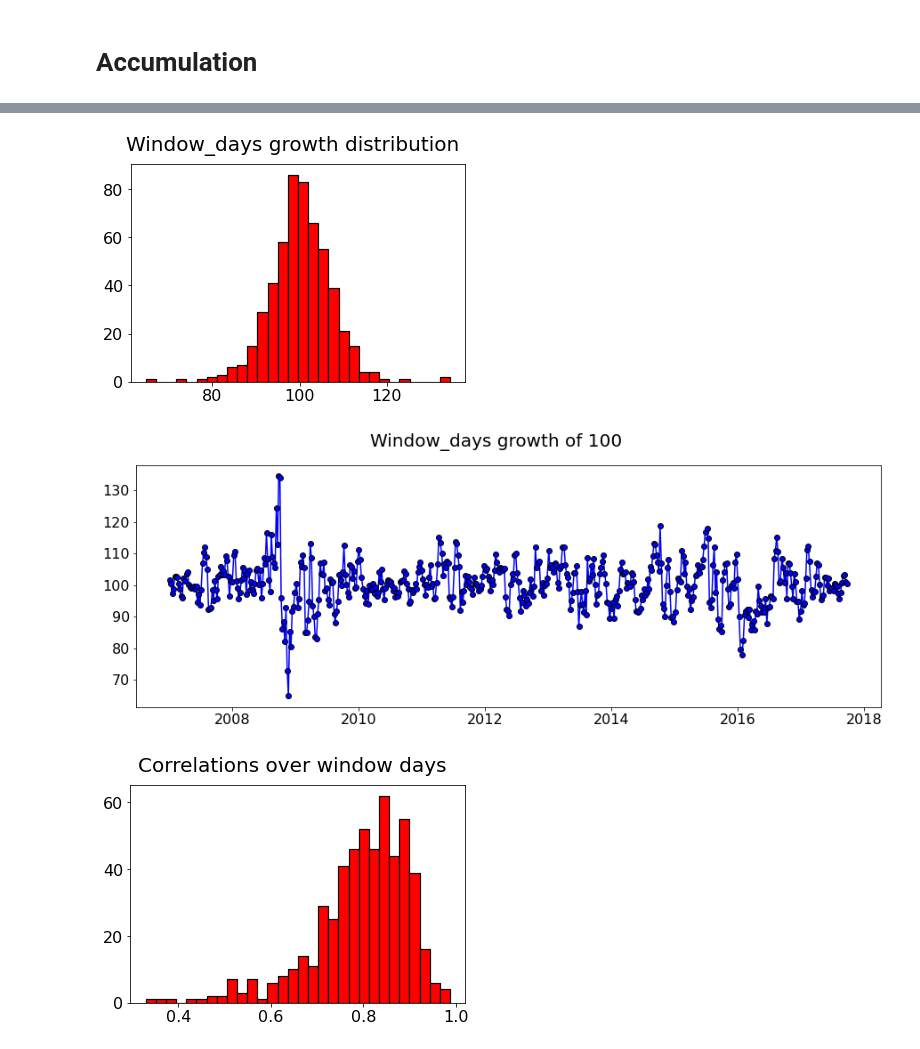
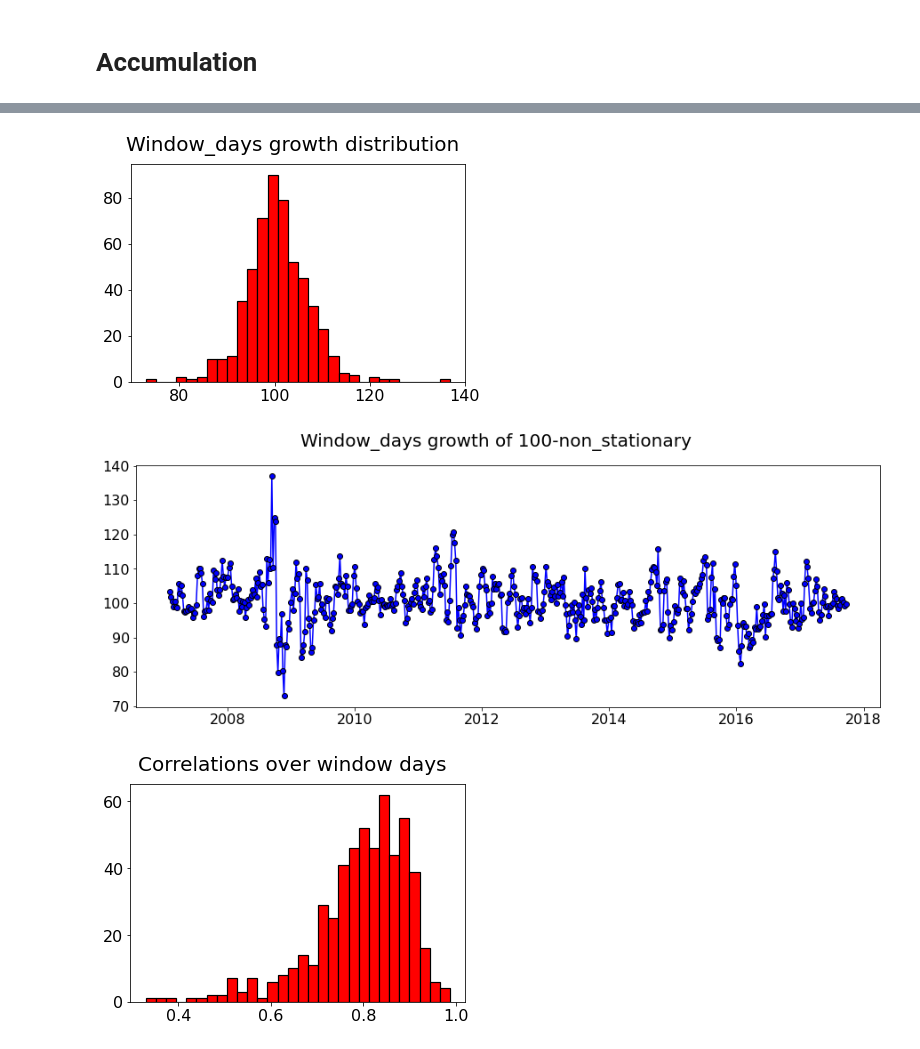
Before and after one commit to s-razavi/GLD-GDX-Correlation, a Jupyter notebook: GLD_GDX.ipynb, the cells around one changed output, grey strips where cells are left out. Drawn from its saved outputs; the diff is of its cells as text; code cells hidden in the pictures.

Commit message:
so far no correlation between past tendencies
gld/gdx past ratio does not help predicting future ratio

```diff
--- a/GLD_GDX.ipynb
+++ b/GLD_GDX.ipynb
@@ -129,7 +159,7 @@ Pearsons correlation spy/gdx: 29.9% spy/gld 2.9% and gld/gdx: 76.3%
 # %% [markdown]
 # Accumulation
 # %%
-mult = 1.2
+mult = 1.8
 afl = [mult*y-x for x,y in zip(list(gdx['pct']),list(gld['pct']))]
 plt.hist(afl, 100,edgecolor='black', linewidth=1.2, color= 'red');
 plt.suptitle('Daily affiliation twrd Gold', fontsize=20)
@@ -226,0 +277,18 @@ Name: acc_5, Length: 2685, dtype: float64
+# %%
+x = np.asarray(df[['p_spy', 'p_gld', 'p_gdx', 'accum', 'acc_2', 'acc_3',
+                                                'acc_5', 'acc_10', 'acc_20', 'corr_5','corr_10', 'corr_20']])
+y = np.asarray(labels)
+x_train, x_test, y_train, y_test = train_test_split(x, y, test_size=0.2, random_state=40)
+n_estimators, max_depths, min_samples_split, min_samples_leaf = [300], [40], [30], [4]
+
+for estimators in n_estimators:
+    for max_depth in max_depths:
+        for min_sample_split in min_samples_split:
+            for min_sample_leaf in min_samples_leaf:
+                model = RandomForestClassifier(n_estimators = estimators, max_depth = max_depth,
+                   min_samples_split = min_sample_split, min_samples_leaf = min_sample_leaf, random_state = 13)
+                model.fit(x_train, y_train)
+                prediction_train = model.predict(x_train)
+                prediction_test = model.predict(x_test)
+                print(accuracy_score(y_train, prediction_train),
+        accuracy_score(y_test, prediction_test),estimators, max_depth, min_sample_split,min_sample_leaf)
@@ -226,0 +305,22 @@ Name: acc_5, Length: 2685, dtype: float64
+# %%
+from sklearn.linear_model import LinearRegression
+from sklearn.preprocessing import MinMaxScaler
+from sklearn.metrics import r2_score
+
+train_ratio = 0.9
+len_train = int(len(x)*train_ratio)
+scaler = MinMaxScaler(feature_range=(0.00001, 1))
+x = scaler.fit_transform(x)
+y = np.asarray(df['target'])
+print(np.shape(x), np.shape(y))
+x_train, y_train, x_test, y_test = x[:len_train], y[:len_train],x[len_train:], y[len_train:]
+model = LinearRegression()
+model.fit(x_train, y_train)
+print(model.score(x_train, y_train))
+model.score(x_test, y_test)
+prediction_test = model.predict(x_test)
+prediction_train = model.predict(x_train)
+print('train: ', round(r2_score(prediction_train, y_train), 2))
+print('test: ', round(r2_score(prediction_test, y_test), 2))
+plt.figure(figsize=(5,5))
+plt.scatter(y_test, prediction_test, marker = 'o',edgecolor='black', linewidth=1.2, color = 'green');
@@ -227,24 +333,23 @@ Name: acc_5, Length: 2685, dtype: float64
 # %%
 accum =[]
 date = []
-mult = 1.2
 window = 20
 overlap = 5
 n_win = int(len(gdx)/window)*2
 i = 0
 while i < len(gdx)- overlap:
   afl = [mult*y-x for x,y in zip(list(gdx.pct[i:i+window]),list(gld.pct[i:i+window]))]
   accum.append(growth(afl)[-1])
   date.append(gdx['Date'][i])
   i += overlap
 plt.hist(accum,30,edgecolor='black', linewidth=1.2, color= 'red');
 plt.suptitle('Window_days growth distribution', fontsize=20);
 plt.figure(figsize=(15,5))
 plt.plot(date, accum, marker = 'o', color = 'blue', mec = 'black')
-plt.suptitle('Window_days growth of 100', fontsize=20);
+plt.suptitle('Window_days growth of 100-non_stationary', fontsize=20);
 # %% [output]
-[figure, old version]
+[figure, new version]
-[figure, old version]
+[figure, new version]
 # %%
 corels =[]
 date = []
```
Also changed, not shown: parts of 27 cells of this notebook.
